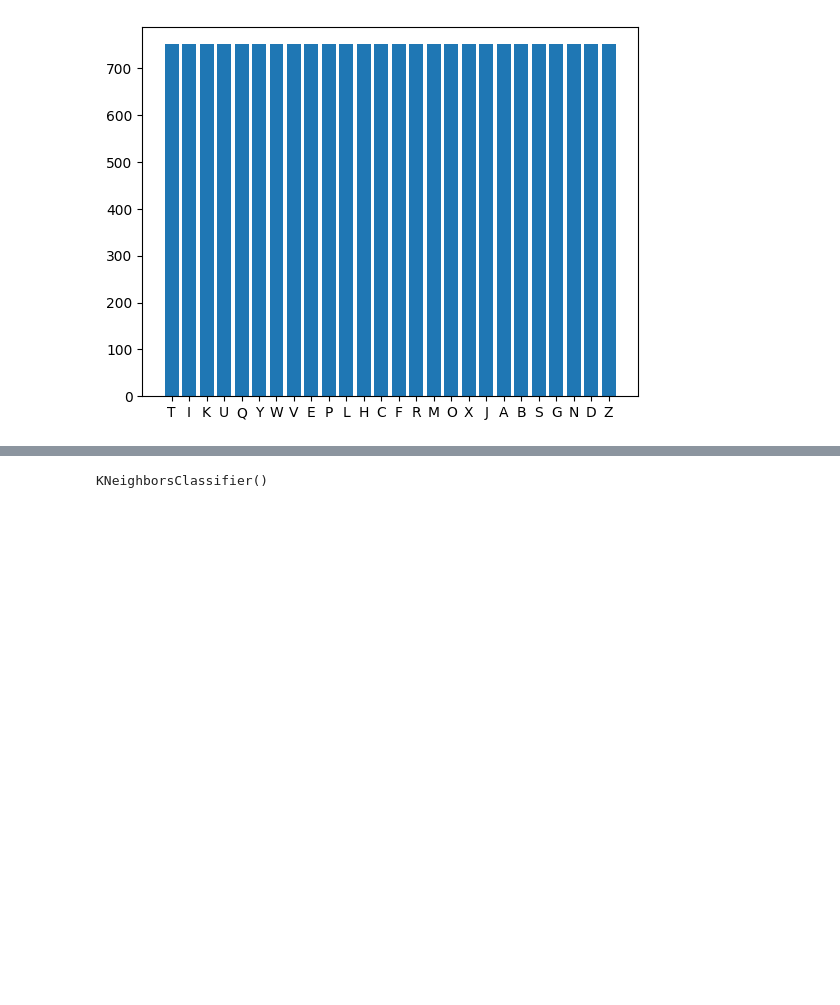
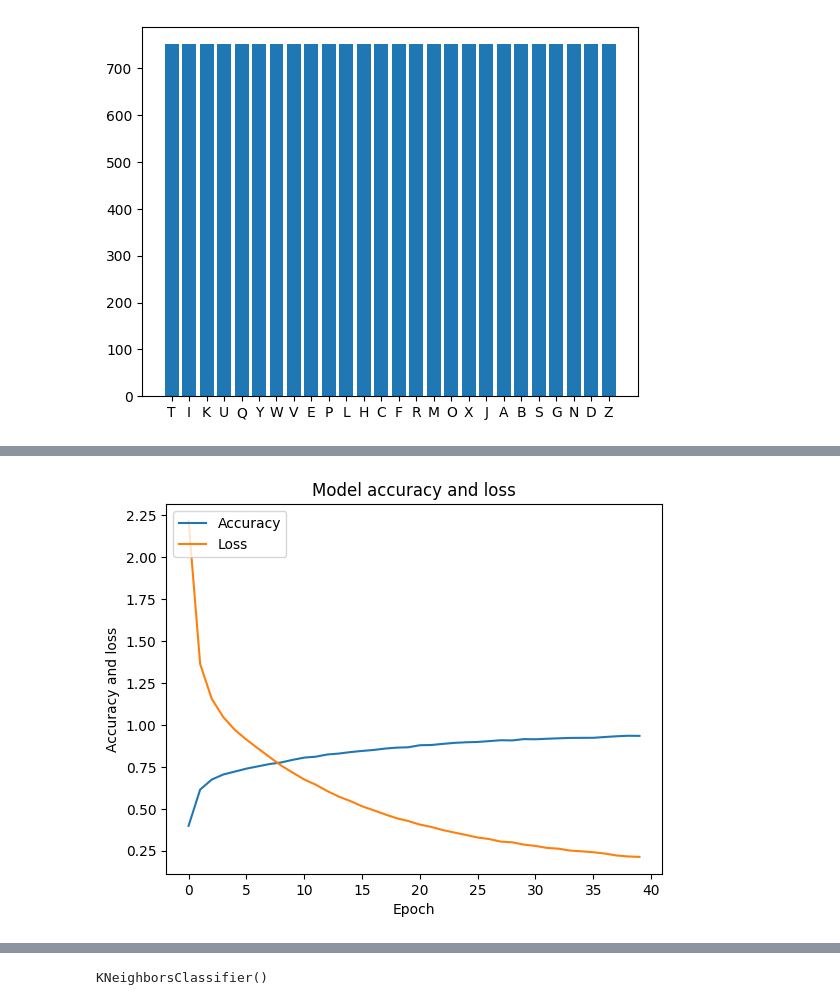
Before and after one commit to VitahuHere/pro1d, a Jupyter notebook: projekt/main.ipynb, the cells around one changed output, grey strips where cells are left out. Saved outputs shown, nothing was run; the diff lists cells and outputs as text; code cells hidden in the pictures; blank space fills up the shorter version.

Commit message:
images and przetwarzanie danych

```diff
--- a/projekt/main.ipynb
+++ b/projekt/main.ipynb
@@ -185,8 +186,21 @@ x_test_under = normalize(x_test_under)
 x_train_over = normalize(x_train_over)
 x_test_over = normalize(x_test_over)
 # %%
-model = MLPClassifier(
-    hidden_layer_sizes=(128, 256), activation="relu", random_state=42
+model = tf.keras.models.Sequential(
+    [
+        tf.keras.layers.Dense(128, activation="relu"),
+        tf.keras.layers.Dense(256, activation="relu"),
+        tf.keras.layers.Dense(26, activation="softmax"),
+    ]
 )
-model.fit(x_train, y_train)
+
+model.compile(
+    optimizer="adam", loss="sparse_categorical_crossentropy", metrics=["accuracy"]
+)
+
+history = model.fit(
+    x_train,
+    y_train,
+    epochs=40,
+)
 # %% [output]
@@ -194 +224,12 @@ MLPClassifier(hidden_layer_sizes=(128, 256), random_state=42)
+# %%
+# draw a line graph of accuracy and loss over epochs
+plt.plot(history.history["accuracy"])
+plt.plot(history.history["loss"])
+plt.title("Model accuracy and loss")
+plt.ylabel("Accuracy and loss")
+plt.xlabel("Epoch")
+plt.legend(["Accuracy", "Loss"], loc="upper left")
+plt.show()
+# %% [output]
+[figure, added]
 # %%
```
Also changed, not shown: parts of 27 cells of this notebook, 7 other files.
